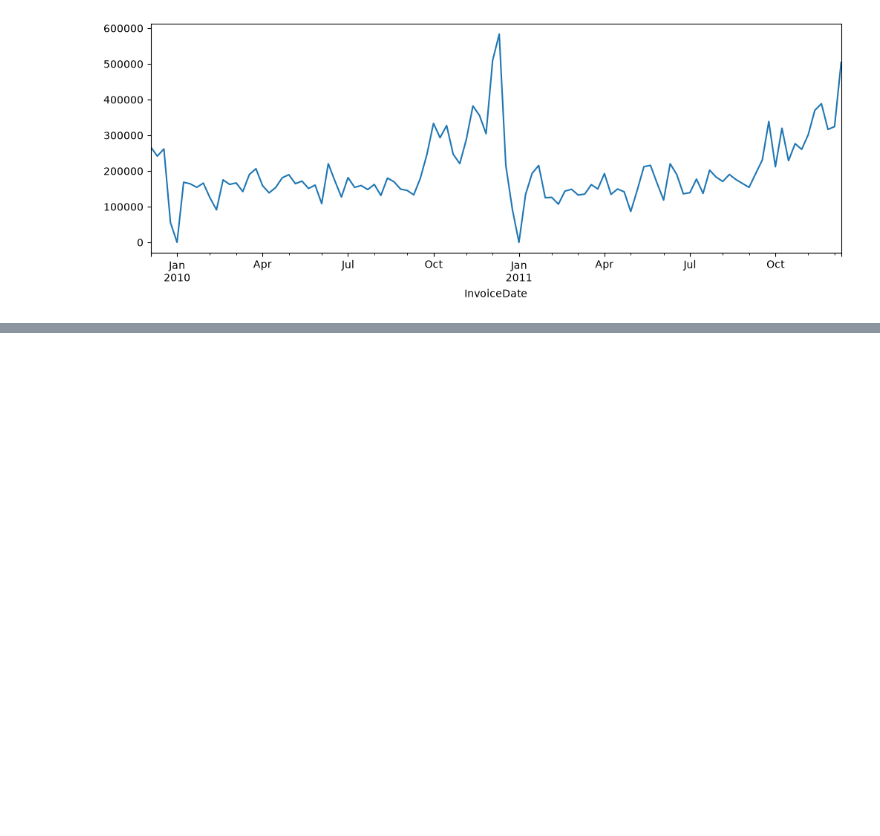
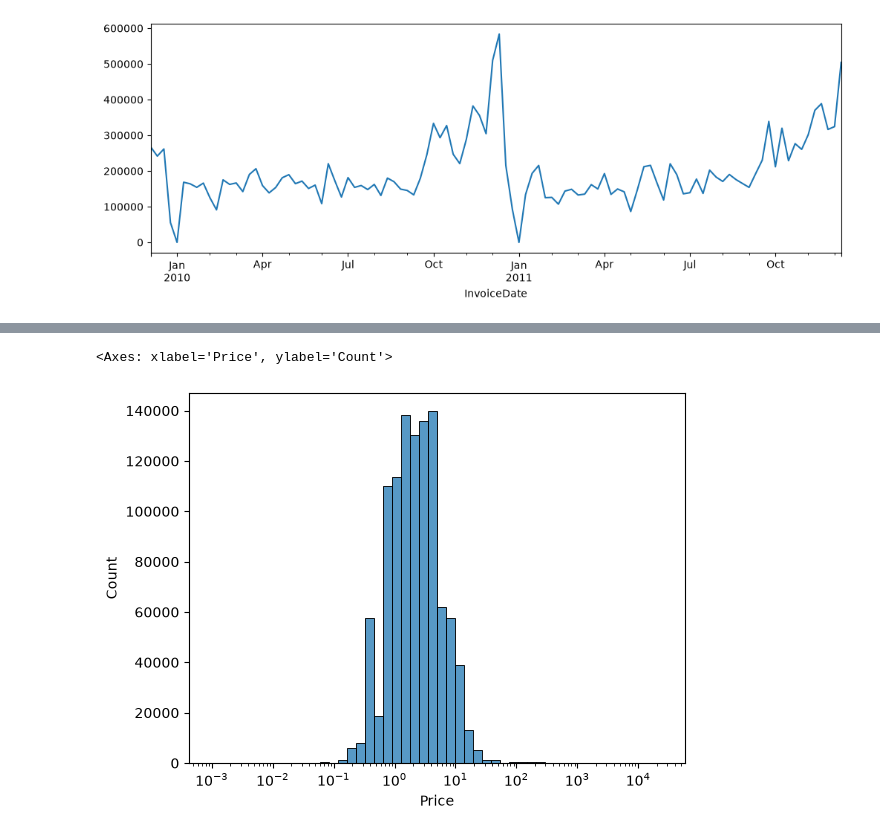
Before and after one commit to ToraBr/Online_retail_2, a Jupyter notebook: notebooks/01_exploring.ipynb, the cells around one changed output, grey strips where cells are left out. Saved outputs shown, nothing was run; the diff lists cells and outputs as text; code cells hidden in the pictures; blank space fills up the shorter version.

```diff
--- a/notebooks/01_exploring.ipynb
+++ b/notebooks/01_exploring.ipynb
@@ -136,0 +151,5 @@ df["Revenue"].resample("W").sum().plot(figsize=(12, 4))
+# %%
+sns.histplot(df['Price'], log_scale = True, bins = 50)
+# %% [output]
+<Axes: xlabel='Price', ylabel='Count'>
+[figure, added]
```
Also changed, not shown: parts of 8 cells of this notebook.
